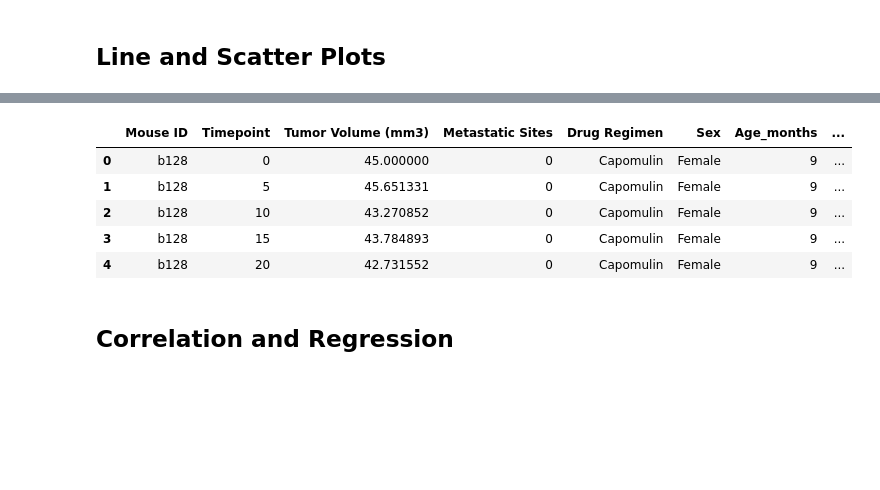
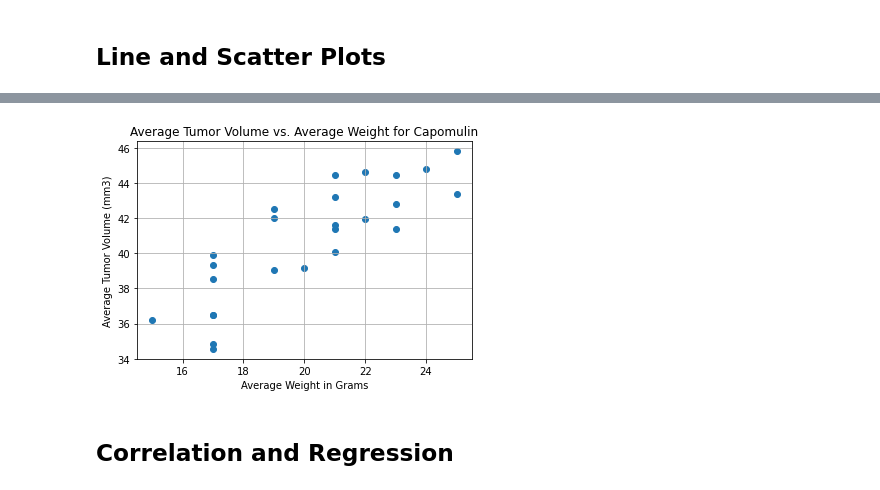
Before and after one commit to Auburn9698/matplotlib-challenge, a Jupyter notebook: pymaceuticals.ipynb, the cells around one changed output, grey strips where cells are left out. Drawn from its saved outputs; the diff is of its cells as text; code cells hidden in the pictures; blank space fills up the shorter version.

```diff
--- a/pymaceuticals.ipynb
+++ b/pymaceuticals.ipynb
@@ -348,15 +360,24 @@ plt.show()
-# %%
-# Generate a scatter plot of average tumor volume vs. mouse weight for the Capomulin regimen
-
-capomulin_df = merged_data.loc[merged_data["Drug Regimen"] == "Capomulin"]
-capomulin_df.head()
-# %% [output]
-|  | Mouse ID | Timepoint | Tumor Volume (mm3) | Metastatic Sites | Drug Regimen | Sex | Age_months | ... |
-| 0 | b128 | 0 | 45.000000 | 0 | Capomulin | Female | 9 | ... |
-| 1 | b128 | 5 | 45.651331 | 0 | Capomulin | Female | 9 | ... |
-| 2 | b128 | 10 | 43.270852 | 0 | Capomulin | Female | 9 | ... |
-| 3 | b128 | 15 | 43.784893 | 0 | Capomulin | Female | 9 | ... |
-| 4 | b128 | 20 | 42.731552 | 0 | Capomulin | Female | 9 | ... |
+# %%
+# Generate a scatter plot of average tumor volume vs. mouse weight for the Capomulin regimen
+
+# Get data for just Capomulin:
+capomulin_df = merged_data.loc[merged_data["Drug Regimen"] == "Capomulin"]
+capomulin_df.head()
+
+#Get averages for weight and Tumor Volume:
+capomulin_groups = capomulin_df.groupby("Mouse ID")
+weight_avg = capomulin_groups["Weight (g)"].mean()
+tumor_avg = capomulin_groups["Tumor Volume (mm3)"].mean()
+
+# Plot and formatting:
+plt.scatter(weight_avg, tumor_avg)
+plt.title("Average Tumor Volume vs. Average Weight for Capomulin")
+plt.xlabel("Average Weight in Grams")
+plt.ylabel("Average Tumor Volume (mm3)")
+plt.grid(True)
+plt.show()
+# %% [output]
+[figure, added]
 # %% [markdown]
 ##  Correlation and Regression
 # %%
```
Also changed, not shown: parts of 1 cell of this notebook.
